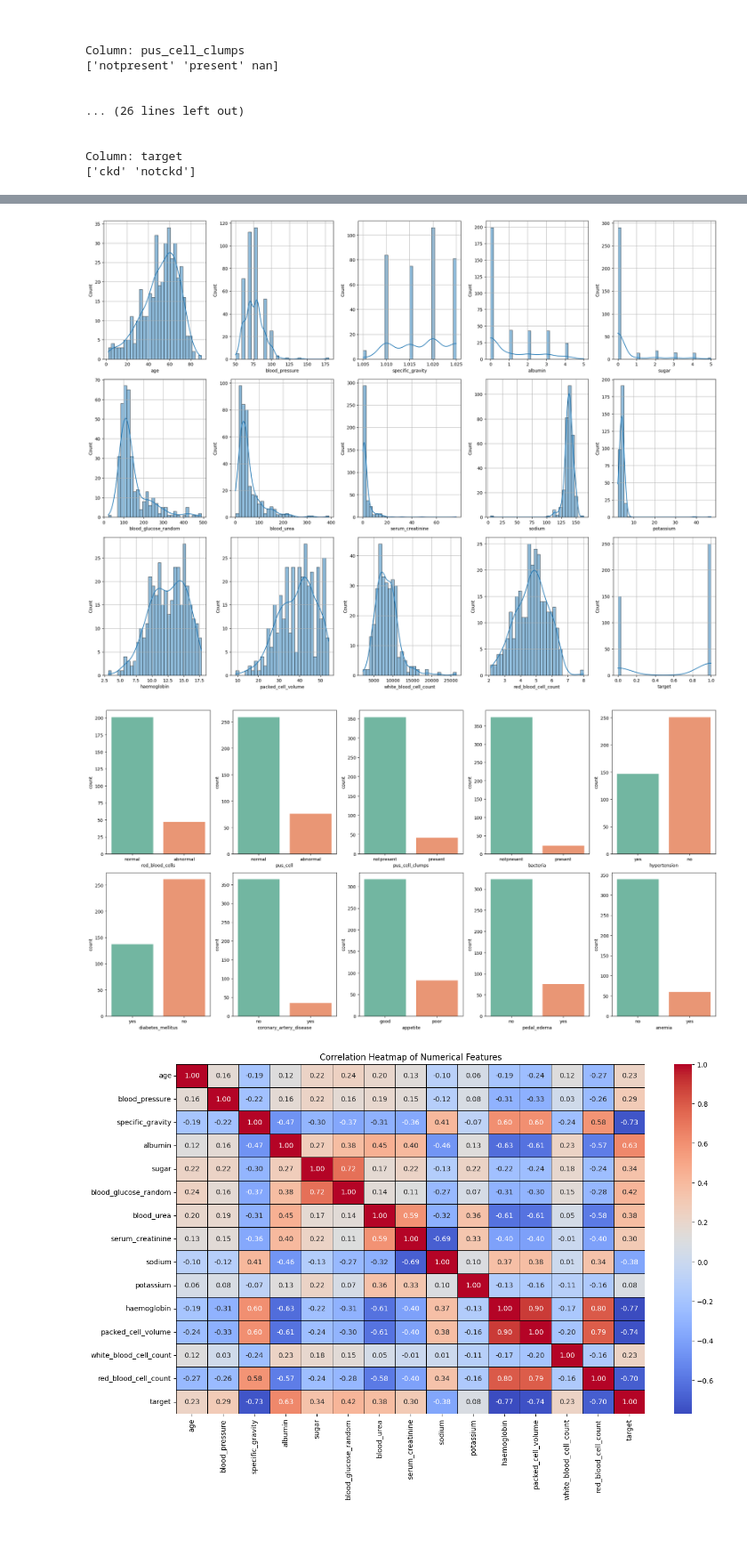
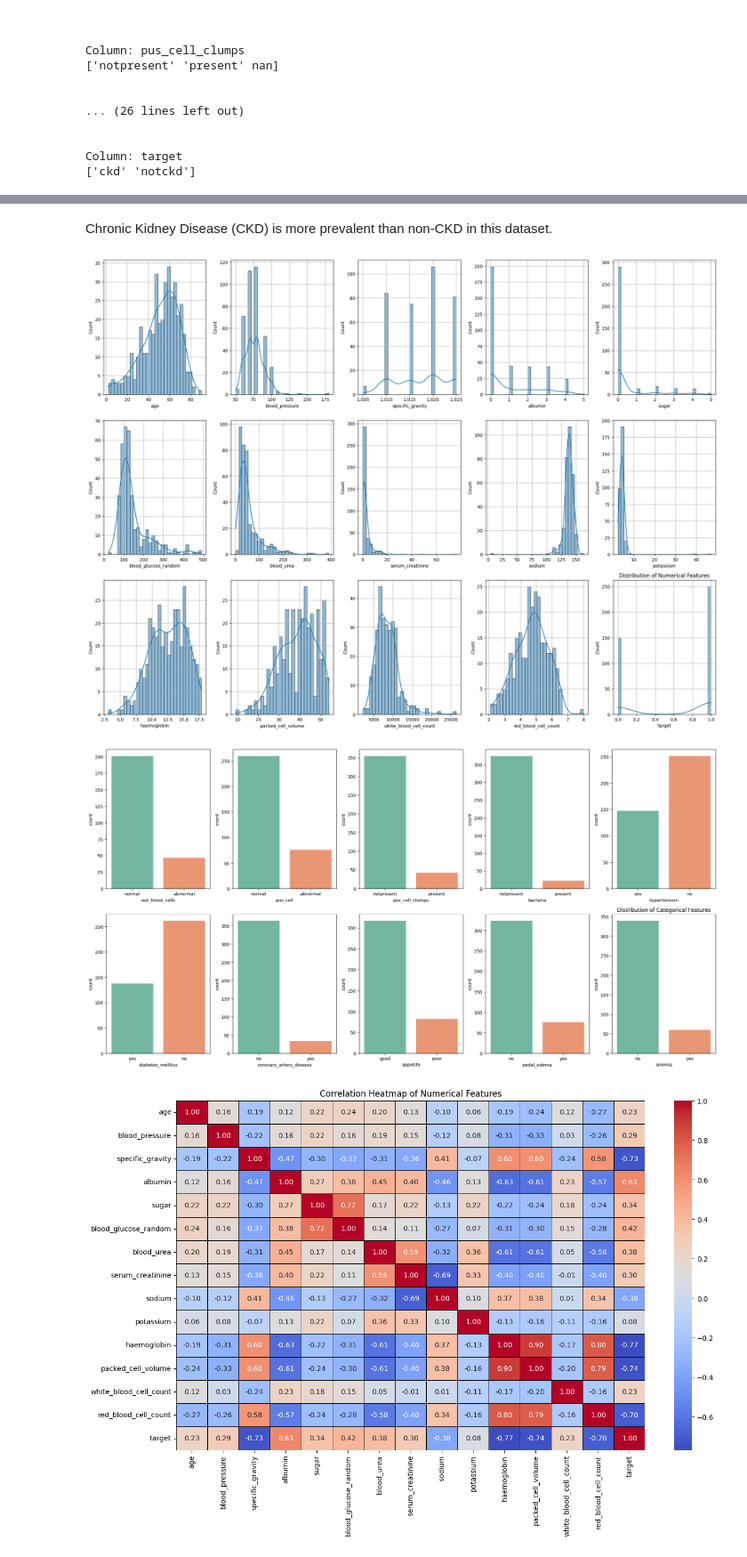
Before and after one commit to rituparna25/Chronic-Kidney-Disease-Predictor, a Jupyter notebook: kidney_disease_code.ipynb, the cells around one changed output, grey strips where cells are left out. Shown at 89% size. Cells and saved outputs as stored; diff of their text form; code cells hidden in the pictures; blank space fills up the shorter version.

```diff
--- a/kidney_disease_code.ipynb
+++ b/kidney_disease_code.ipynb
@@ -208,3 +232,5 @@ numerical_cols = df.select_dtypes(include=[np.number])
+# %% [markdown]
+Chronic Kidney Disease (CKD) is more prevalent than non-CKD in this dataset.
 # %%
 #visualizing the distribution of numerical features
 plt.figure(figsize=(20,15))
@@ -217,23 +243,25 @@ for col in numerical_cols:
         sns.histplot(df[col],kde=True, ax=ax, bins=30,alpha=0.5)
         plt.xlabel(col)
     plotnum += 1
-
+plt.title('Distribution of Numerical Features')
 plt.tight_layout()
 plt.grid(True)
 plt.show()
 # %% [output]
-[figure, old version]
+[figure, new version]
 # %%
 # Visualizing the distribution of categorical features
 plt.figure(figsize=(20,15))
 
 for i, col in enumerate(categorical_cols.columns, 1):
     plt.subplot(3, 5, i)
     sns.countplot(data=df, x=col,hue=col, palette='Set2',legend=False)
+
+plt.title('Distribution of Categorical Features')
 plt.tight_layout()
 plt.show()
 # %% [output]
-[figure, old version]
+[figure, new version]
 # %%
 # heatmap to visualize the correlation between numerical features
 plt.figure(figsize=(15, 9))
```
Also changed, not shown: parts of 16 cells of this notebook.
